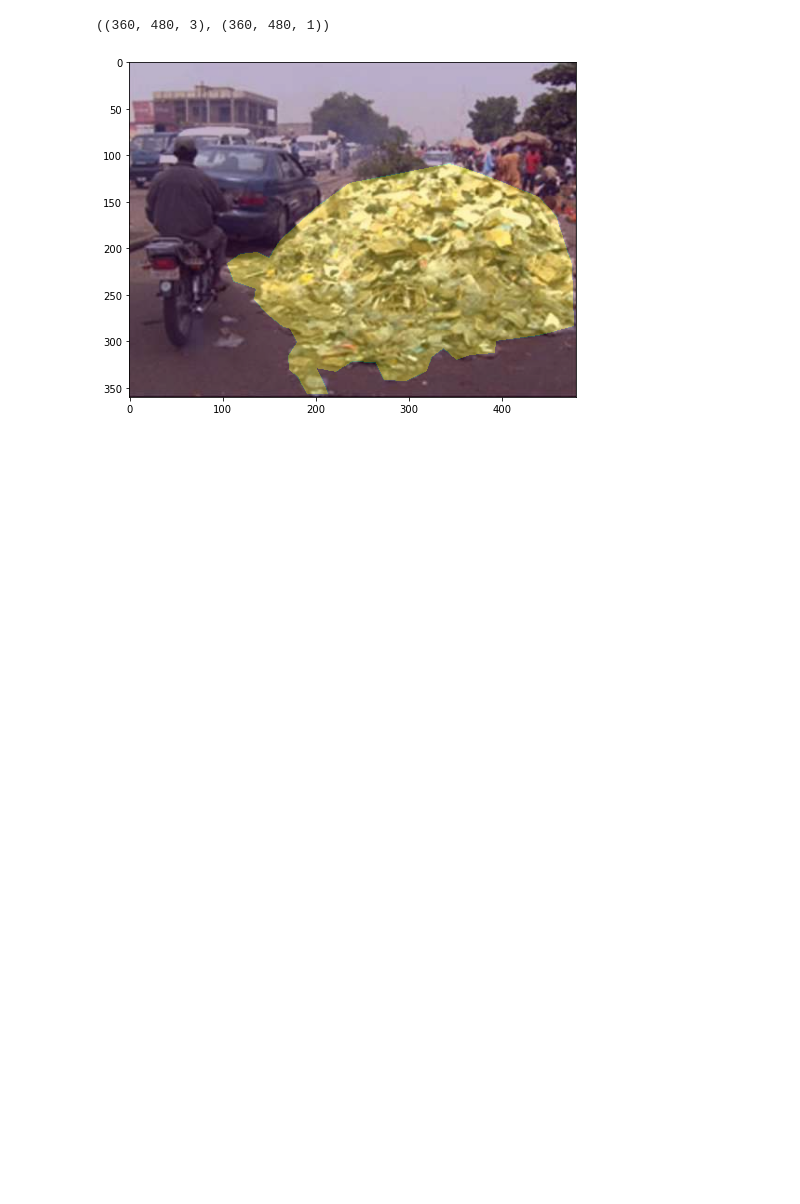
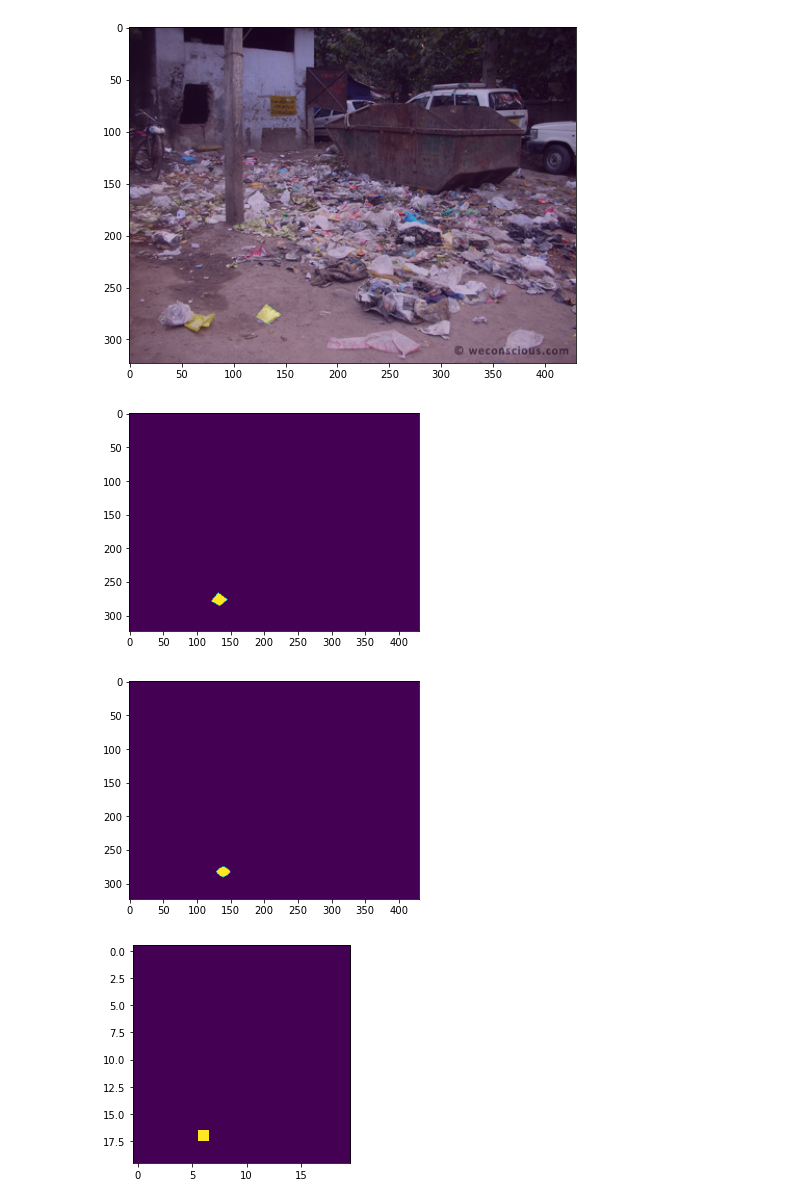
Before and after one commit to ShivamShrirao/GarbageDetectV2, a Jupyter notebook: convert_labels.ipynb, the cells around one changed output. Cells and saved outputs as stored; diff of their text form; code cells hidden in the pictures; blank space fills up the shorter version.

```diff
--- a/convert_labels.ipynb
+++ b/convert_labels.ipynb
@@ -16,5 +17,5 @@ import os
 # %%
-with open("export_21.json","r") as f:
+with open("export_24.json","r") as f:
     data = json5.load(f)
 # %%
 garbimg = os.listdir(garb_path)
@@ -118,4 +84,0 @@ mask = np.zeros((data[0]['height'],data[0]['width'],num_classes), dtype=np.uint8
-# %%
-img.shape,mask.shape
-# %% [output]
-((360, 480, 3), (360, 480, 1))
@@ -128,7 +85,23 @@ rm = cv2.resize(mask, (20,20))
-# %%
-plt.figure(figsize=(8, 8), frameon=False)
-plt.imshow(img)
-plt.imshow(mask.squeeze(), alpha=0.3)
-plt.show()
-# %% [output]
-[figure, removed]
+# %%
+dt = data[13]
+img = cv2.imread(TARGET_PATH+dt['imagename'])
+img = cv2.cvtColor(img,cv2.COLOR_BGR2RGB)
+mask = np.zeros((dt['height'],dt['width'],num_classes), dtype=np.uint8)
+vector = np.asarray(dt['vector'])
+mask = cv2.fillPoly(mask, [vector], 1)
+rm = cv2.resize(mask, (20,20), interpolation = cv2.INTER_NEAREST)
+plt.figure(figsize=(8, 8), frameon=False)
+plt.imshow(img)
+plt.imshow(mask.squeeze(), alpha=0.3)
+plt.show()
+plt.imshow(mask.squeeze())
+plt.show()
+plt.imshow(cv2.resize(rm, mask.shape[1::-1]))
+plt.show()
+plt.imshow(rm)
+plt.show()
+# %% [output]
+[figure, added]
+[figure, added]
+[figure, added]
+[figure, added]
```
Also changed, not shown: parts of 25 cells of this notebook, 2 other files.
